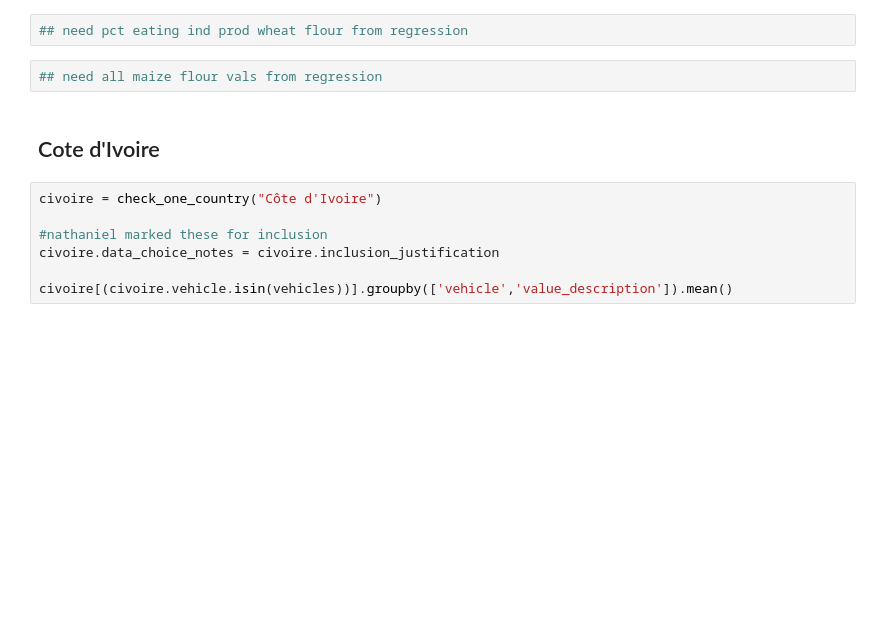
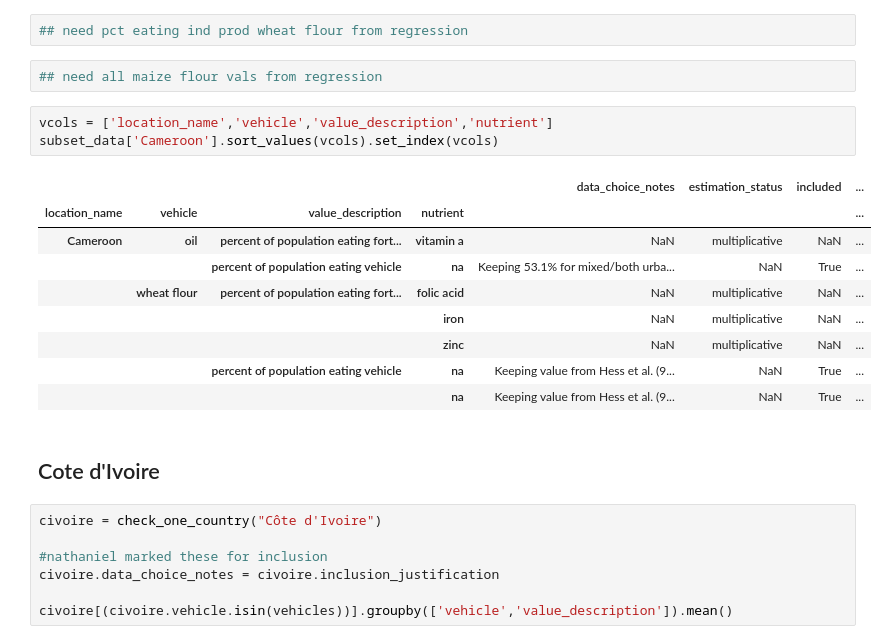
Before and after one commit to ihmeuw/vivarium_research_lsff, a Jupyter notebook: data_prep/pipeline/interim/2021_03_24_clean_population_coverage_data_tier4.ipynb, the cells around one changed output. Cells and saved outputs as stored; diff of their text form; blank space fills up the shorter version.

```diff
--- a/data_prep/pipeline/interim/2021_03_24_clean_population_coverage_data_tier4.ipynb
+++ b/data_prep/pipeline/interim/2021_03_24_clean_population_coverage_data_tier4.ipynb
@@ -270,6 +270,19 @@ mult_estimates[(mult_estimates.location_name=="Cameroon")
 ## need pct eating ind prod wheat flour from regression
 # %%
 ## need all maize flour vals from regression
+# %%
+vcols = ['location_name','vehicle','value_description','nutrient']
+subset_data['Cameroon'].sort_values(vcols).set_index(vcols)
+# %% [output]
+|  |  |  |  | data_choice_notes | estimation_status | included | ... |
+| location_name | vehicle | value_description | nutrient |  |  |  | ... |
+| Cameroon | oil | percent of population eating fort... | vitamin a | NaN | multiplicative | NaN | ... |
+|  |  | percent of population eating vehicle | na | Keeping 53.1% for mixed/both urba... | NaN | True | ... |
+|  | wheat flour | percent of population eating fort... | folic acid | NaN | multiplicative | NaN | ... |
+|  |  |  | iron | NaN | multiplicative | NaN | ... |
+|  |  |  | zinc | NaN | multiplicative | NaN | ... |
+|  |  | percent of population eating vehicle | na | Keeping value from Hess et al. (9... | NaN | True | ... |
+|  |  |  | na | Keeping value from Hess et al. (9... | NaN | True | ... |
 # %% [markdown]
 ## Cote d'Ivoire
 # %%
```
Also changed, not shown: parts of 6 cells of this notebook, 6 other files.
